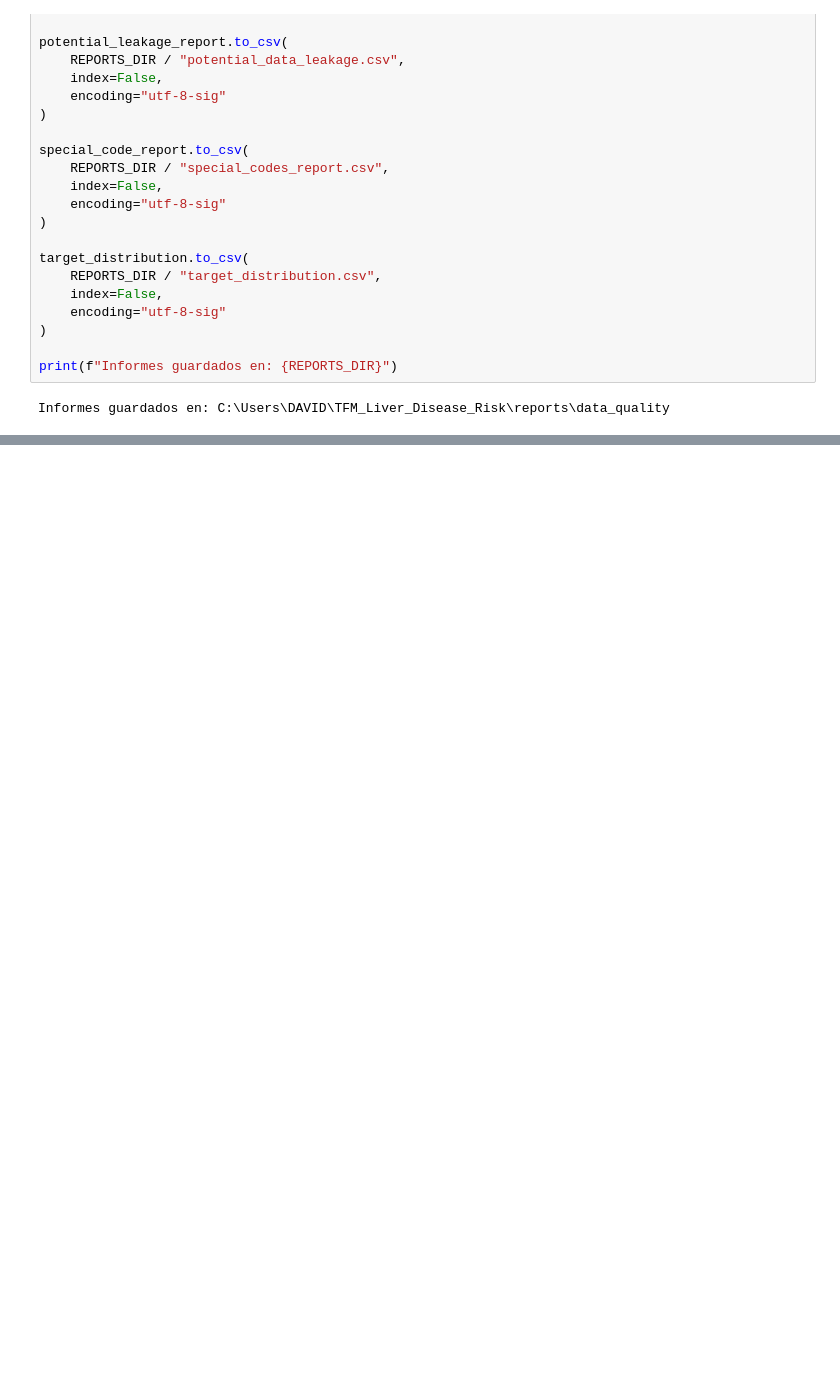
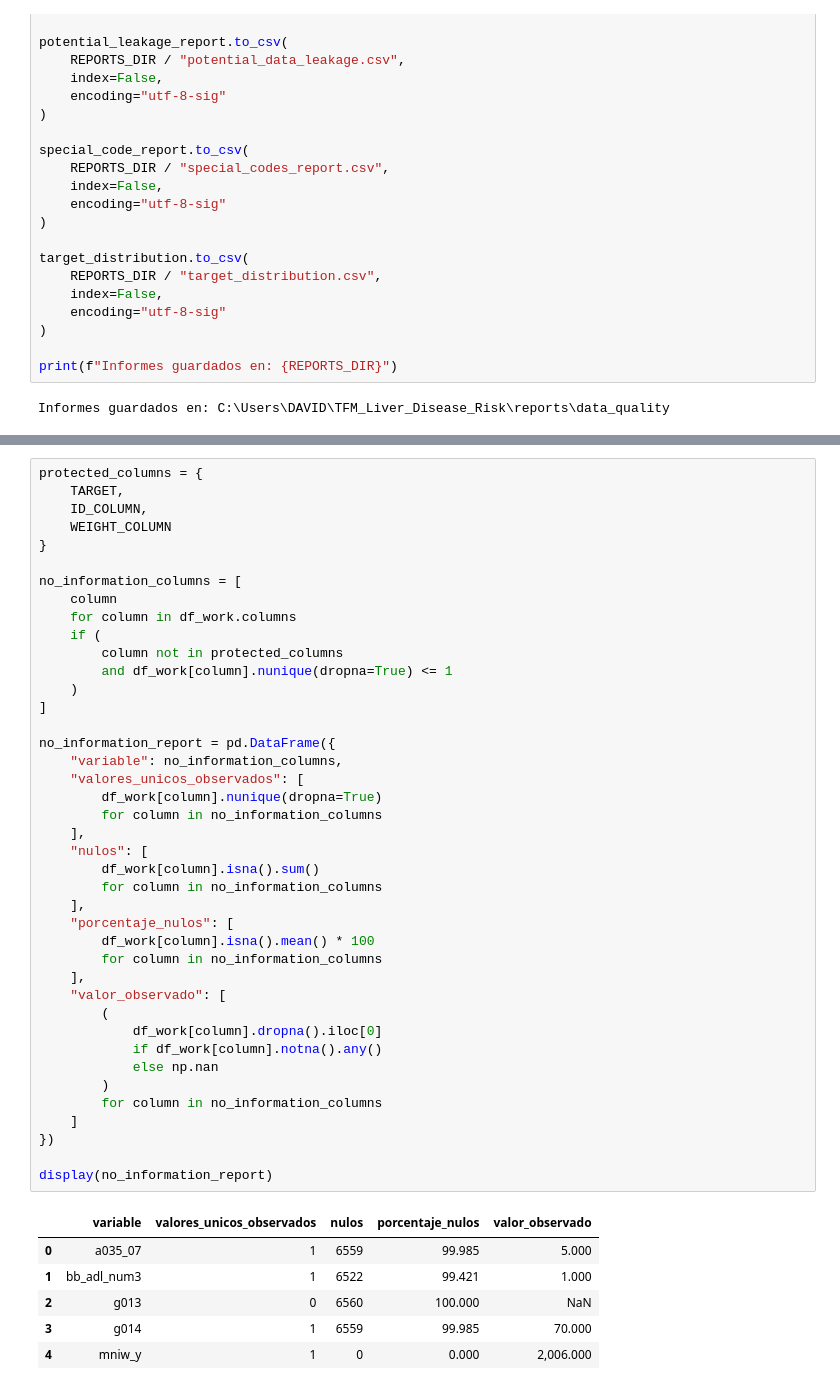
Before and after one commit to davidovi55/TFM_Liver_Disease_Risk, a Jupyter notebook: notebooks/03_data_quality_and_eda.ipynb, the cells around one changed output, grey strips where cells are left out. Cells and saved outputs as stored; diff of their text form; blank space fills up the shorter version.

```diff
--- a/notebooks/03_data_quality_and_eda.ipynb
+++ b/notebooks/03_data_quality_and_eda.ipynb
@@ -637,0 +1008,48 @@ Informes guardados en: C:\Users\DAVID\TFM_Liver_Disease_Risk\reports\data_qualit
+# %%
+protected_columns = {
+    TARGET,
+    ID_COLUMN,
+    WEIGHT_COLUMN
+}
+
+no_information_columns = [
+    column
+    for column in df_work.columns
+    if (
+        column not in protected_columns
+        and df_work[column].nunique(dropna=True) <= 1
+    )
+]
+
+no_information_report = pd.DataFrame({
+    "variable": no_information_columns,
+    "valores_unicos_observados": [
+        df_work[column].nunique(dropna=True)
+        for column in no_information_columns
+    ],
+    "nulos": [
+        df_work[column].isna().sum()
+        for column in no_information_columns
+    ],
+    "porcentaje_nulos": [
+        df_work[column].isna().mean() * 100
+        for column in no_information_columns
+    ],
+    "valor_observado": [
+        (
+            df_work[column].dropna().iloc[0]
+            if df_work[column].notna().any()
+            else np.nan
+        )
+        for column in no_information_columns
+    ]
+})
+
+display(no_information_report)
+# %% [output]
+|  | variable | valores_unicos_observados | nulos | porcentaje_nulos | valor_observado |
+| 0 | a035_07 | 1 | 6559 | 99.985 | 5.000 |
+| 1 | bb_adl_num3 | 1 | 6522 | 99.421 | 1.000 |
+| 2 | g013 | 0 | 6560 | 100.000 | NaN |
+| 3 | g014 | 1 | 6559 | 99.985 | 70.000 |
+| 4 | mniw_y | 1 | 0 | 0.000 | 2,006.000 |
```
Also changed, not shown: parts of 13 cells of this notebook, 50 other files.
